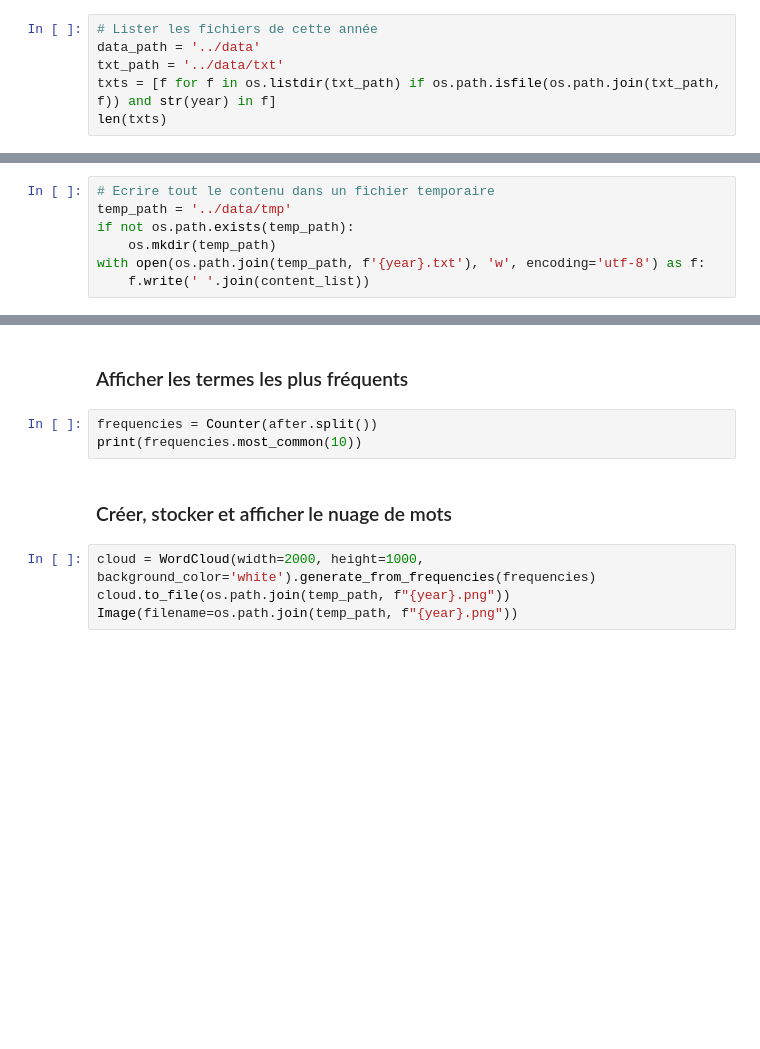
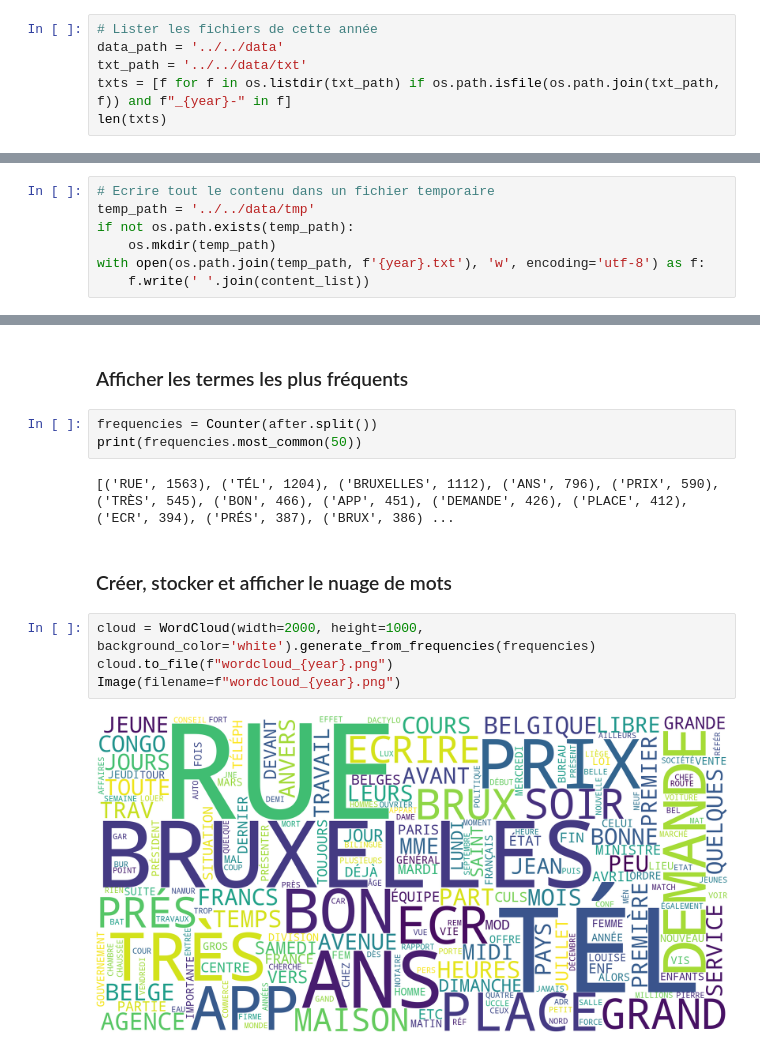
Before and after one commit to ndabarude19/tac, a Jupyter notebook: tps/tp2/s2_wordcloud.ipynb, the cells around one changed output, grey strips where cells are left out. Saved outputs shown, nothing was run; the diff lists cells and outputs as text; blank space fills up the shorter version.

```diff
--- a/tps/tp2/s2_wordcloud.ipynb
+++ b/tps/tp2/s2_wordcloud.ipynb
@@ -27,6 +31,6 @@ year = 1945
 # %%
 # Lister les fichiers de cette année
-data_path = '../data'
-txt_path = '../data/txt'
-txts = [f for f in os.listdir(txt_path) if os.path.isfile(os.path.join(txt_path, f)) and str(year) in f]
+data_path = '../../data'
+txt_path = '../../data/txt'
+txts = [f for f in os.listdir(txt_path) if os.path.isfile(os.path.join(txt_path, f)) and f"_{year}-" in f]
 len(txts)
@@ -45,6 +55,6 @@ content_list[0][0:200]
 # %%
 # Ecrire tout le contenu dans un fichier temporaire
-temp_path = '../data/tmp'
+temp_path = '../../data/tmp'
 if not os.path.exists(temp_path):
     os.mkdir(temp_path)
 with open(os.path.join(temp_path, f'{year}.txt'), 'w', encoding='utf-8') as f:
@@ -91,10 +107,14 @@ after[:500]
 ### Afficher les termes les plus fréquents
 # %%
 frequencies = Counter(after.split())
-print(frequencies.most_common(10))
+print(frequencies.most_common(50))
+# %% [output]
+[('RUE', 1563), ('TÉL', 1204), ('BRUXELLES', 1112), ('ANS', 796), ('PRIX', 590), ('TRÈS', 545), ('BON', 466), ('APP', 451), ('DEMANDE', 426), ('PLACE', 412), ('ECR', 394), ('PRÉS', 387), ('BRUX', 386) ...
 # %% [markdown]
 ### Créer, stocker et afficher le nuage de mots
 # %%
 cloud = WordCloud(width=2000, height=1000, background_color='white').generate_from_frequencies(frequencies)
-cloud.to_file(os.path.join(temp_path, f"{year}.png"))
-Image(filename=os.path.join(temp_path, f"{year}.png"))
+cloud.to_file(f"wordcloud_{year}.png")
+Image(filename=f"wordcloud_{year}.png")
+# %% [output]
+[figure, added]
```
Also changed, not shown: parts of 9 cells of this notebook, 1 other file.
